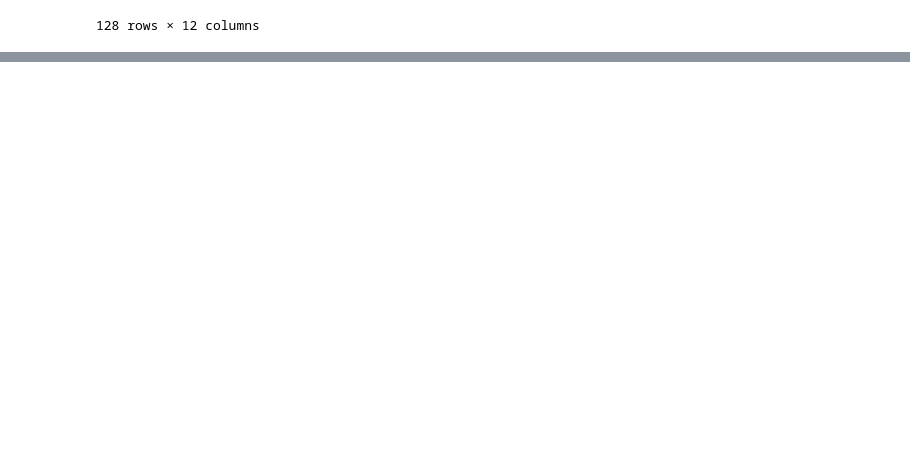
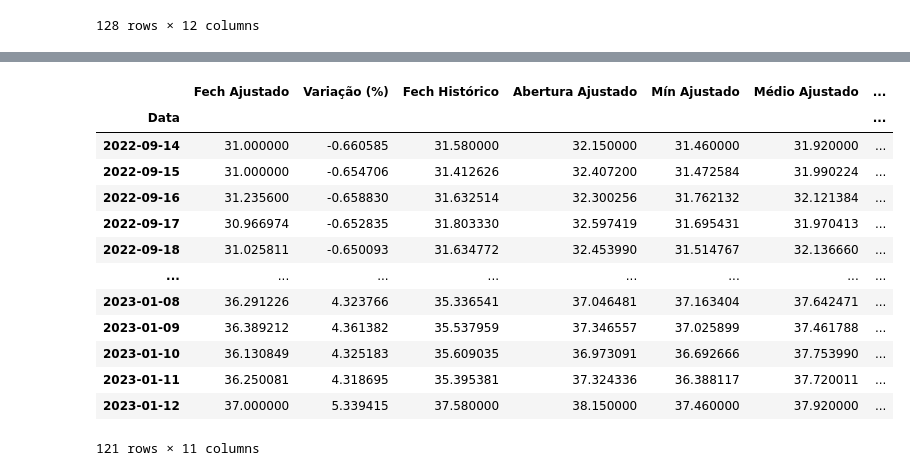
Before and after one commit to Moscarde/PythonDados, a Jupyter notebook: Modulo 4/Aula 8.ipynb, the cells around one changed output, grey strips where cells are left out. Drawn from its saved outputs; the diff is of its cells as text; code cells hidden in the pictures; blank space fills up the shorter version.

```diff
--- a/Modulo 4/Aula 8.ipynb
+++ b/Modulo 4/Aula 8.ipynb
@@ -43,0 +89,25 @@ dados_petrobras
+# %%
+#especificando a casa decimal
+dados_petro = pd.read_excel(
+    'dados_petro.xlsx',
+    skiprows= 6,
+    index_col= 'Data',
+    na_values='nd',
+    decimal = ',')
+
+dados_petro.dropna()
+# %% [output]
+|  | Fech Ajustado | Variação (%) | Fech Histórico | Abertura Ajustado | Mín Ajustado | Médio Ajustado | ... |
+| Data |  |  |  |  |  |  | ... |
+| 2022-09-14 | 31.000000 | -0.660585 | 31.580000 | 32.150000 | 31.460000 | 31.920000 | ... |
+| 2022-09-15 | 31.000000 | -0.654706 | 31.412626 | 32.407200 | 31.472584 | 31.990224 | ... |
+| 2022-09-16 | 31.235600 | -0.658830 | 31.632514 | 32.300256 | 31.762132 | 32.121384 | ... |
+| 2022-09-17 | 30.966974 | -0.652835 | 31.803330 | 32.597419 | 31.695431 | 31.970413 | ... |
+| 2022-09-18 | 31.025811 | -0.650093 | 31.634772 | 32.453990 | 31.514767 | 32.136660 | ... |
+| ... | ... | ... | ... | ... | ... | ... | ... |
+| 2023-01-08 | 36.291226 | 4.323766 | 35.336541 | 37.046481 | 37.163404 | 37.642471 | ... |
+| 2023-01-09 | 36.389212 | 4.361382 | 35.537959 | 37.346557 | 37.025899 | 37.461788 | ... |
+| 2023-01-10 | 36.130849 | 4.325183 | 35.609035 | 36.973091 | 36.692666 | 37.753990 | ... |
+| 2023-01-11 | 36.250081 | 4.318695 | 35.395381 | 37.324336 | 36.388117 | 37.720011 | ... |
+| 2023-01-12 | 37.000000 | 5.339415 | 37.580000 | 38.150000 | 37.460000 | 37.920000 | ... |
+121 rows × 11 columns
```
Also changed, not shown: parts of 7 cells of this notebook, 3 other files.
